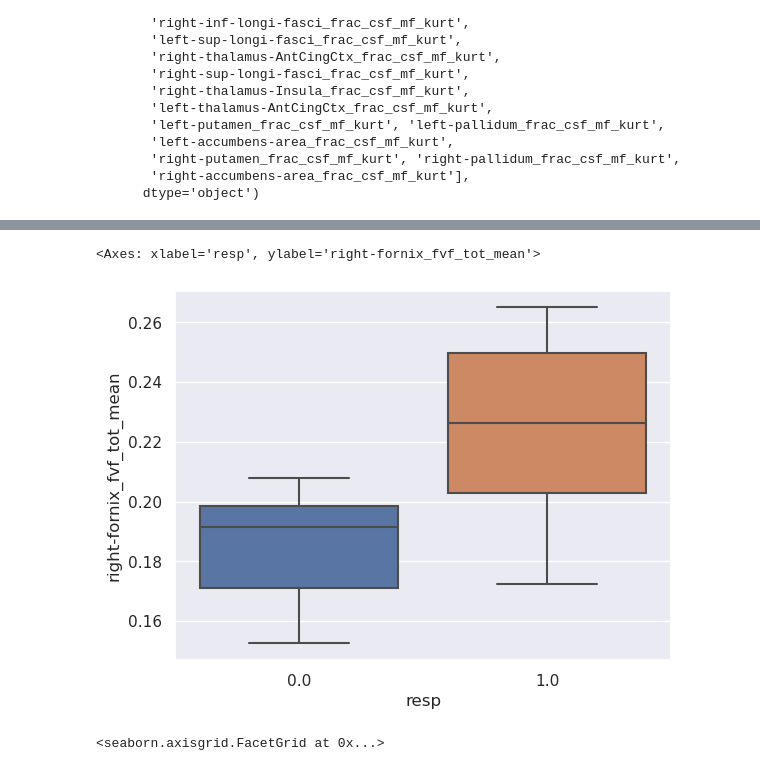
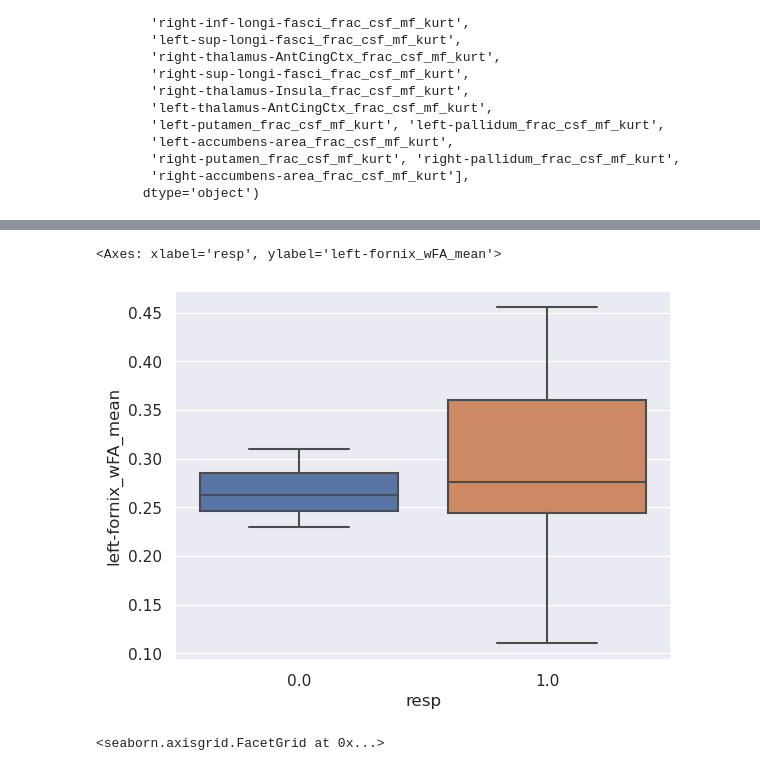
Before and after one commit to PiLAB-Medical-Imaging/TFE23-740_Epilepsy, a Jupyter notebook: src/analysis.ipynb, the cells around one changed output, grey strips where cells are left out. Saved outputs shown, nothing was run; the diff lists cells and outputs as text; code cells hidden in the pictures.

```diff
--- a/src/analysis.ipynb
+++ b/src/analysis.ipynb
@@ -226,8 +226,8 @@ for perplexity in range(2, 20):
 # %%
-sns.boxplot(df, y="right-fornix_fvf_tot_mean", x="resp")
+sns.boxplot(df, y="left-fornix_wFA_mean", x="resp")
 # %% [output]
-<Axes: xlabel='resp', ylabel='right-fornix_fvf_tot_mean'>
+<Axes: xlabel='resp', ylabel='left-fornix_wFA_mean'>
-[figure, old version]
+[figure, new version]
 # %%
 sns.displot(df, x="left-fornix_RD_mean", hue="resp", kde=True)
 # %% [output]
```
Also changed, not shown: parts of 1 cell of this notebook, 2 other files.
